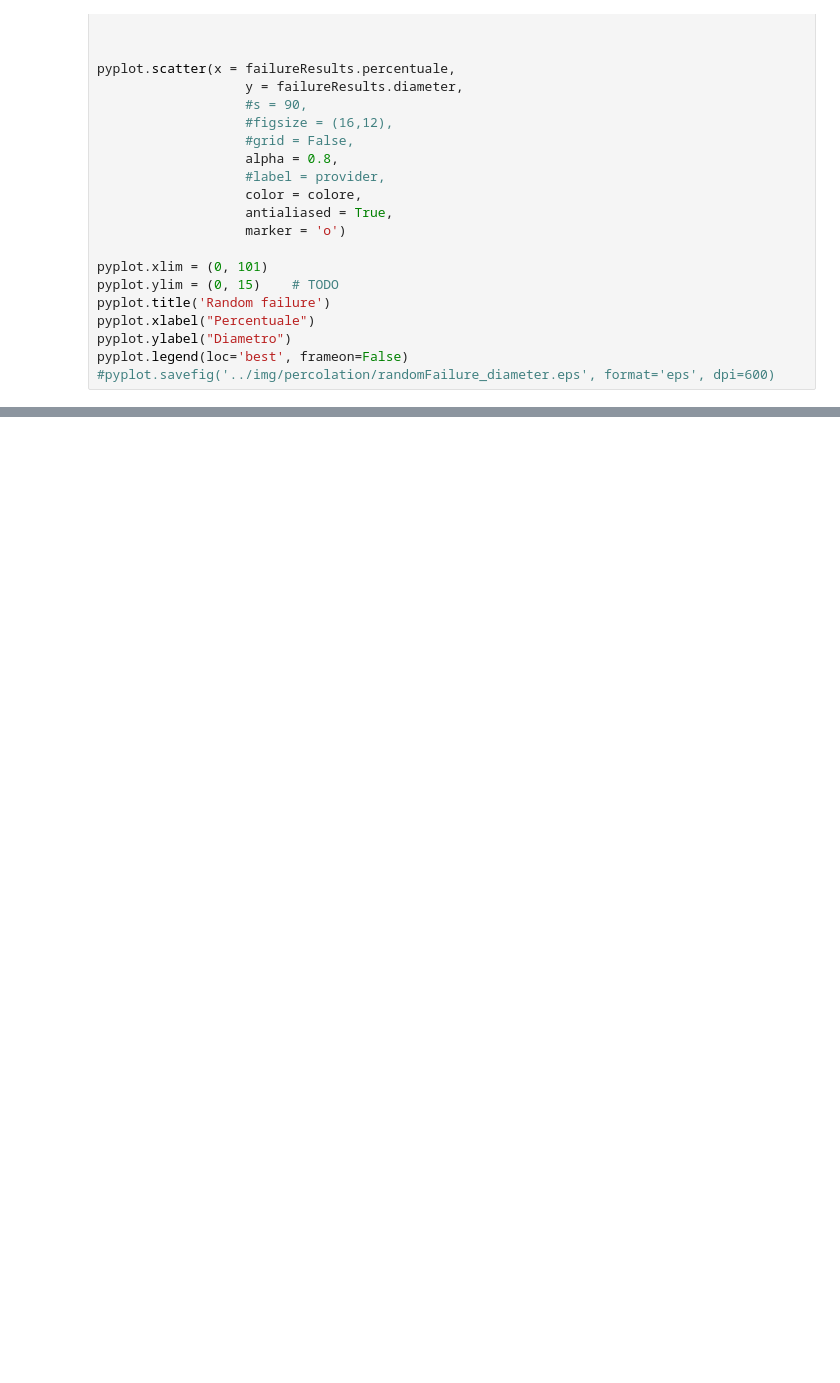
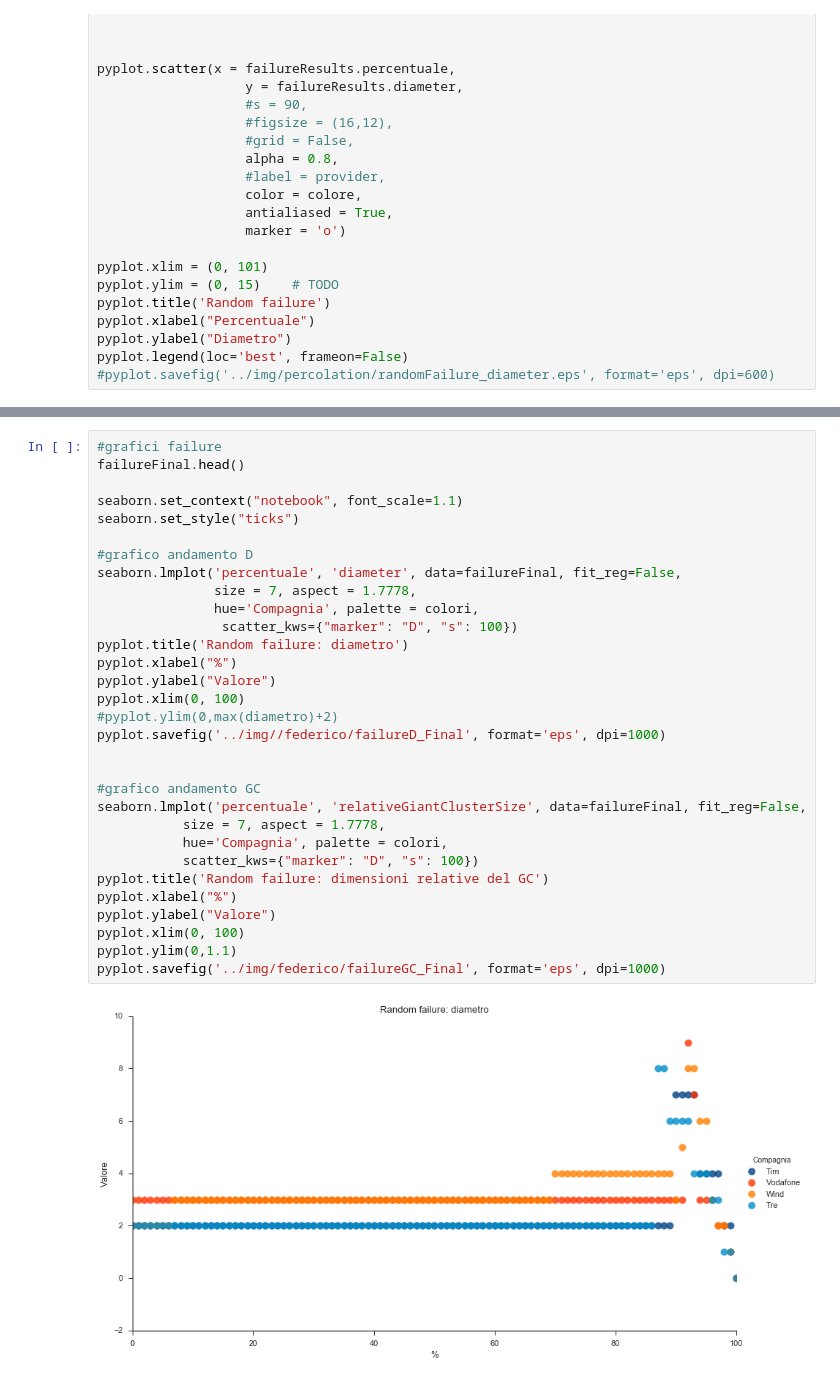
Before and after one commit to FedericoMuciaccia/SistemiComplessi, a Jupyter notebook: src/percolation plotting.ipynb, the cells around one changed output, grey strips where cells are left out. Cells and saved outputs as stored; diff of their text form; blank space fills up the shorter version.

```diff
--- a/src/percolation plotting.ipynb
+++ b/src/percolation plotting.ipynb
@@ -187,0 +248,33 @@ pyplot.legend(loc='best', frameon=False)
+# %%
+#grafici failure
+failureFinal.head()
+
+seaborn.set_context("notebook", font_scale=1.1)
+seaborn.set_style("ticks")
+
+#grafico andamento D
+seaborn.lmplot('percentuale', 'diameter', data=failureFinal, fit_reg=False,
+               size = 7, aspect = 1.7778,
+               hue='Compagnia', palette = colori,
+                scatter_kws={"marker": "D", "s": 100})
+pyplot.title('Random failure: diametro')
+pyplot.xlabel("%")
+pyplot.ylabel("Valore")
+pyplot.xlim(0, 100)
+#pyplot.ylim(0,max(diametro)+2)
+pyplot.savefig('../img//federico/failureD_Final', format='eps', dpi=1000)
+
+
+#grafico andamento GC
+seaborn.lmplot('percentuale', 'relativeGiantClusterSize', data=failureFinal, fit_reg=False,
+           size = 7, aspect = 1.7778,
+           hue='Compagnia', palette = colori,
+           scatter_kws={"marker": "D", "s": 100})
+pyplot.title('Random failure: dimensioni relative del GC')
+pyplot.xlabel("%")
+pyplot.ylabel("Valore")
+pyplot.xlim(0, 100)
+pyplot.ylim(0,1.1)
+pyplot.savefig('../img/federico/failureGC_Final', format='eps', dpi=1000)
+# %% [output]
+[figure, added]
```
Also changed, not shown: parts of 6 cells of this notebook, 28 other files.
